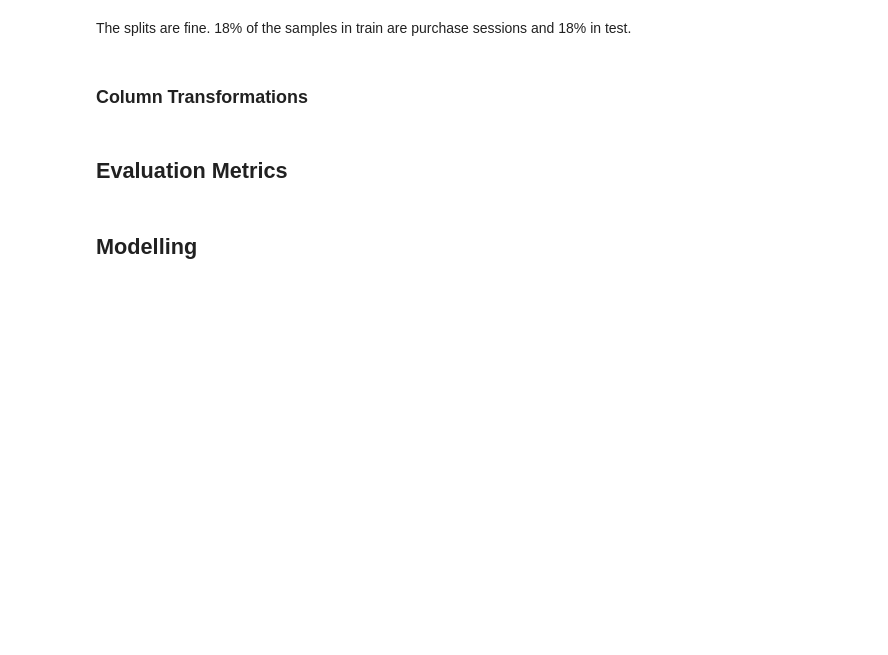
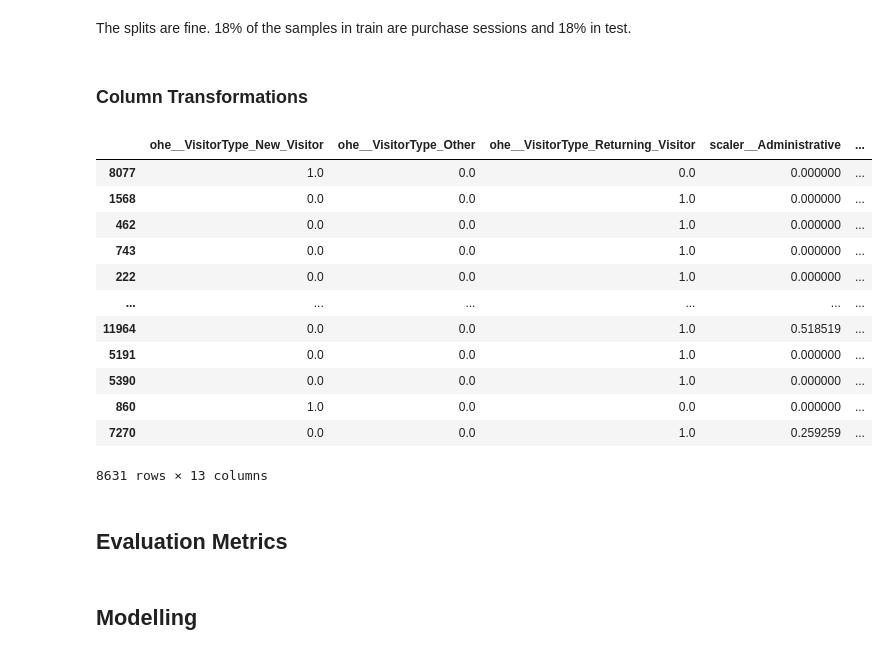
Before and after one commit to AlexWimpory/learning_from_data_cw, a Jupyter notebook: assignment_ver_2.ipynb, the cells around one changed output. Drawn from its saved outputs; the diff is of its cells as text; code cells hidden in the pictures; blank space fills up the shorter version.

```diff
--- a/assignment_ver_2.ipynb
+++ b/assignment_ver_2.ipynb
@@ -449,6 +452,20 @@ set_3 = ColumnTransformer(transformers=[
 # %%
 set_1 = X_train[standard_columns]
-set_1 = set_1_transformer.fit_transform(set_1)
+set_1_transformer.fit_transform(set_1)
+# %% [output]
+|  | ohe__VisitorType_New_Visitor | ohe__VisitorType_Other | ohe__VisitorType_Returning_Visitor | scaler__Administrative | ... |
+| 8077 | 1.0 | 0.0 | 0.0 | 0.000000 | ... |
+| 1568 | 0.0 | 0.0 | 1.0 | 0.000000 | ... |
+| 462 | 0.0 | 0.0 | 1.0 | 0.000000 | ... |
+| 743 | 0.0 | 0.0 | 1.0 | 0.000000 | ... |
+| 222 | 0.0 | 0.0 | 1.0 | 0.000000 | ... |
+| ... | ... | ... | ... | ... | ... |
+| 11964 | 0.0 | 0.0 | 1.0 | 0.518519 | ... |
+| 5191 | 0.0 | 0.0 | 1.0 | 0.000000 | ... |
+| 5390 | 0.0 | 0.0 | 1.0 | 0.000000 | ... |
+| 860 | 1.0 | 0.0 | 0.0 | 0.000000 | ... |
+| 7270 | 0.0 | 0.0 | 1.0 | 0.259259 | ... |
+8631 rows × 13 columns
 # %% [markdown]
 ## Evaluation Metrics
 # %%
```
Also changed, not shown: parts of 13 cells of this notebook.
